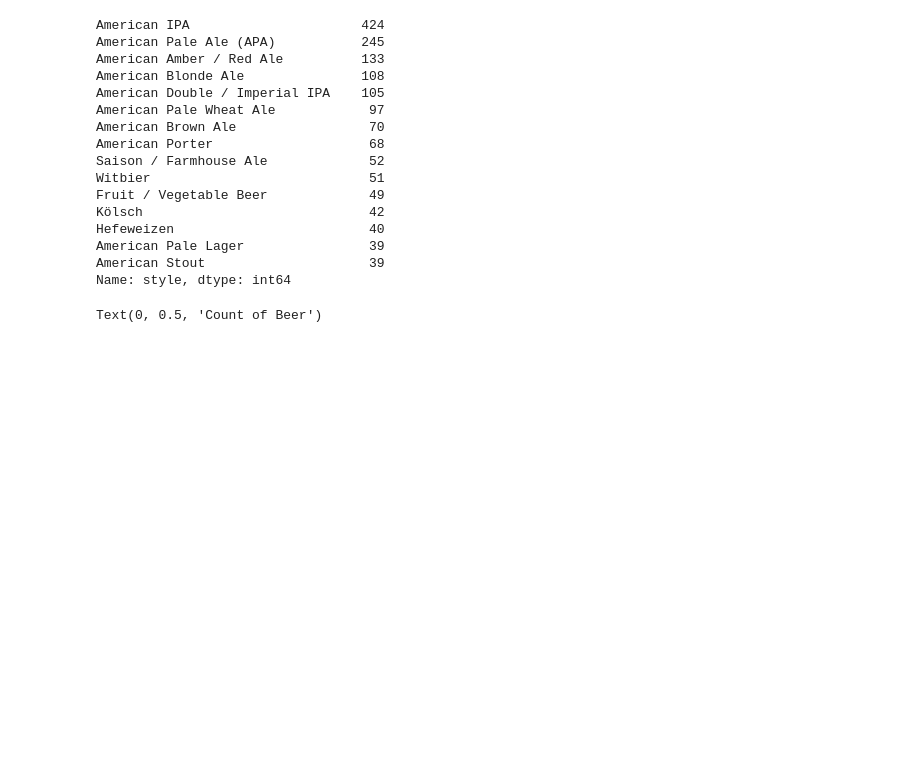
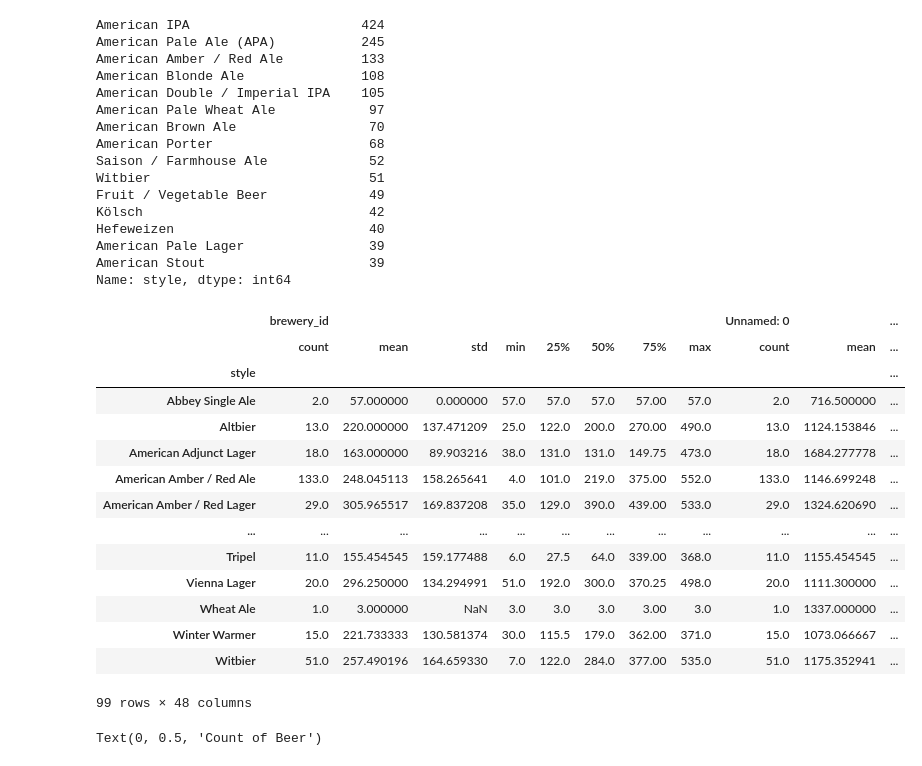
Before and after one commit to ItsGreyedOut/Brewery-Startup, a Jupyter notebook: resources/Dawn_proj1.ipynb, the cells around one changed output. Cells and saved outputs as stored; diff of their text form; code cells hidden in the pictures; blank space fills up the shorter version.

```diff
--- a/resources/Dawn_proj1.ipynb
+++ b/resources/Dawn_proj1.ipynb
@@ -83,3 +83,22 @@ Hefeweizen                         40
 American Pale Lager                39
 American Stout                     39
 Name: style, dtype: int64
+# %%
+total_df = poop_df.groupby(by = "style").describe()
+total_df
+# %% [output]
+|  | brewery_id |  |  |  |  |  |  |  | Unnamed: 0 |  | ... |
+|  | count | mean | std | min | 25% | 50% | 75% | max | count | mean | ... |
+| style |  |  |  |  |  |  |  |  |  |  | ... |
+| Abbey Single Ale | 2.0 | 57.000000 | 0.000000 | 57.0 | 57.0 | 57.0 | 57.00 | 57.0 | 2.0 | 716.500000 | ... |
+| Altbier | 13.0 | 220.000000 | 137.471209 | 25.0 | 122.0 | 200.0 | 270.00 | 490.0 | 13.0 | 1124.153846 | ... |
+| American Adjunct Lager | 18.0 | 163.000000 | 89.903216 | 38.0 | 131.0 | 131.0 | 149.75 | 473.0 | 18.0 | 1684.277778 | ... |
+| American Amber / Red Ale | 133.0 | 248.045113 | 158.265641 | 4.0 | 101.0 | 219.0 | 375.00 | 552.0 | 133.0 | 1146.699248 | ... |
+| American Amber / Red Lager | 29.0 | 305.965517 | 169.837208 | 35.0 | 129.0 | 390.0 | 439.00 | 533.0 | 29.0 | 1324.620690 | ... |
+| ... | ... | ... | ... | ... | ... | ... | ... | ... | ... | ... | ... |
+| Tripel | 11.0 | 155.454545 | 159.177488 | 6.0 | 27.5 | 64.0 | 339.00 | 368.0 | 11.0 | 1155.454545 | ... |
+| Vienna Lager | 20.0 | 296.250000 | 134.294991 | 51.0 | 192.0 | 300.0 | 370.25 | 498.0 | 20.0 | 1111.300000 | ... |
+| Wheat Ale | 1.0 | 3.000000 | NaN | 3.0 | 3.0 | 3.0 | 3.00 | 3.0 | 1.0 | 1337.000000 | ... |
+| Winter Warmer | 15.0 | 221.733333 | 130.581374 | 30.0 | 115.5 | 179.0 | 362.00 | 371.0 | 15.0 | 1073.066667 | ... |
+| Witbier | 51.0 | 257.490196 | 164.659330 | 7.0 | 122.0 | 284.0 | 377.00 | 535.0 | 51.0 | 1175.352941 | ... |
+99 rows × 48 columns
```
Also changed, not shown: parts of 4 cells of this notebook, 2 other files.
